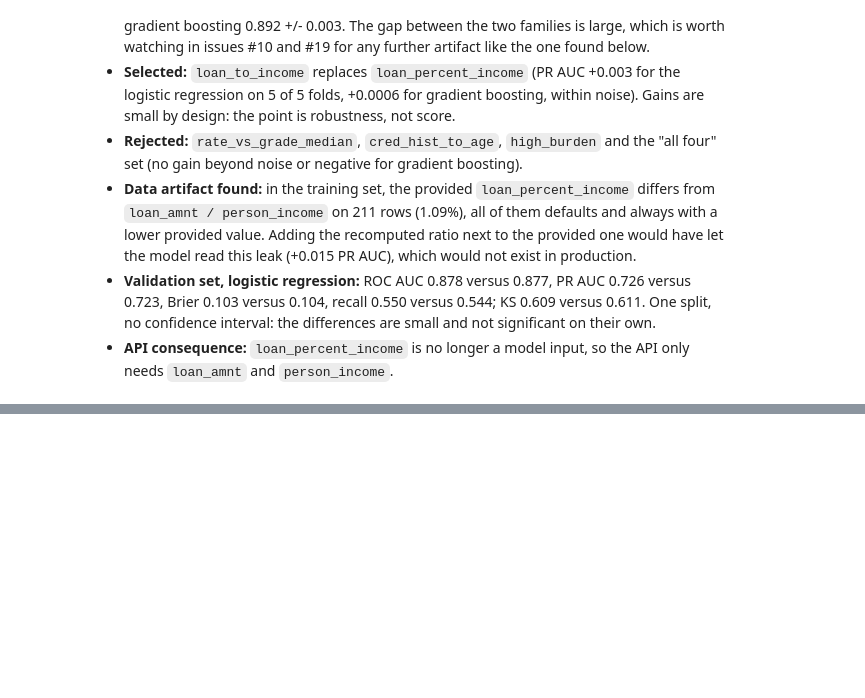
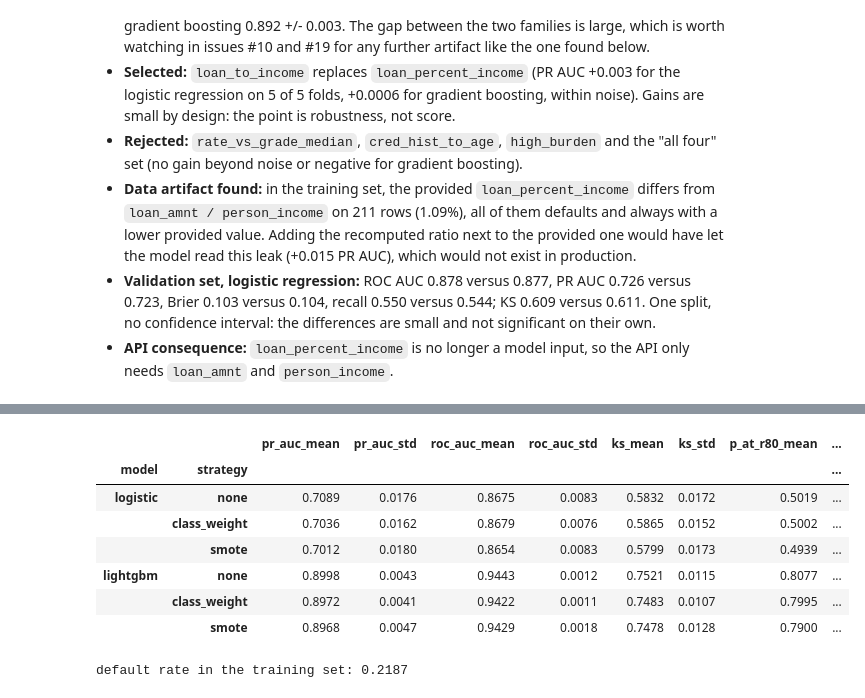
Before and after one commit to cheickbougoum90-web/credit-risk-scoring, a Jupyter notebook: notebooks/02_modeling_experiments.ipynb, the cells around one changed output, grey strips where cells are left out. Saved outputs shown, nothing was run; the diff lists cells and outputs as text; code cells hidden in the pictures; blank space fills up the shorter version.

```diff
--- a/notebooks/02_modeling_experiments.ipynb
+++ b/notebooks/02_modeling_experiments.ipynb
@@ -410,0 +632,32 @@ print(comparison_to_markdown(table))
+# %%
+extra = {
+    "p_at_r80": lambda yt, s: precision_at_recall(yt, s, 0.8),
+    "recall_05": lambda yt, s: recall_score(yt, (s >= 0.5).astype(int), zero_division=0),
+    "precision_05": lambda yt, s: precision_score(yt, (s >= 0.5).astype(int), zero_division=0),
+    "mean_pred": lambda yt, s: s.mean(),
+}
+imb = {
+    (m, st): cross_validate_model(build_imbalance_model(m, st, n_jobs=1), X_train, y_train, extra=extra)
+    for m in ("logistic", "lightgbm") for st in IMBALANCE_STRATEGIES
+}
+cols = ["pr_auc", "roc_auc", "ks", "p_at_r80", "brier", "mean_pred", "recall_05", "precision_05"]
+rows = []
+for (m, st), sc in imb.items():
+    row = {"model": m, "strategy": st}
+    for c in cols:
+        row[c + "_mean"], row[c + "_std"] = sc[c].mean(), sc[c].std(ddof=1)
+    rows.append(row)
+imb_table = pd.DataFrame(rows).set_index(["model", "strategy"])
+display(imb_table[[f"{c}_{k}" for c in cols for k in ("mean", "std")]].round(4))
+print(f"default rate in the training set: {y_train.mean():.4f}")
+imb_table.round(4).to_csv(REPORTS / "imbalance_comparison.csv")
+# %% [output]
+|  |  | pr_auc_mean | pr_auc_std | roc_auc_mean | roc_auc_std | ks_mean | ks_std | p_at_r80_mean | ... |
+| model | strategy |  |  |  |  |  |  |  | ... |
+| logistic | none | 0.7089 | 0.0176 | 0.8675 | 0.0083 | 0.5832 | 0.0172 | 0.5019 | ... |
+|  | class_weight | 0.7036 | 0.0162 | 0.8679 | 0.0076 | 0.5865 | 0.0152 | 0.5002 | ... |
+|  | smote | 0.7012 | 0.0180 | 0.8654 | 0.0083 | 0.5799 | 0.0173 | 0.4939 | ... |
+| lightgbm | none | 0.8998 | 0.0043 | 0.9443 | 0.0012 | 0.7521 | 0.0115 | 0.8077 | ... |
+|  | class_weight | 0.8972 | 0.0041 | 0.9422 | 0.0011 | 0.7483 | 0.0107 | 0.7995 | ... |
+|  | smote | 0.8968 | 0.0047 | 0.9429 | 0.0018 | 0.7478 | 0.0128 | 0.7900 | ... |
+default rate in the training set: 0.2187
```
Also changed, not shown: parts of 21 cells of this notebook, 13 other files.
